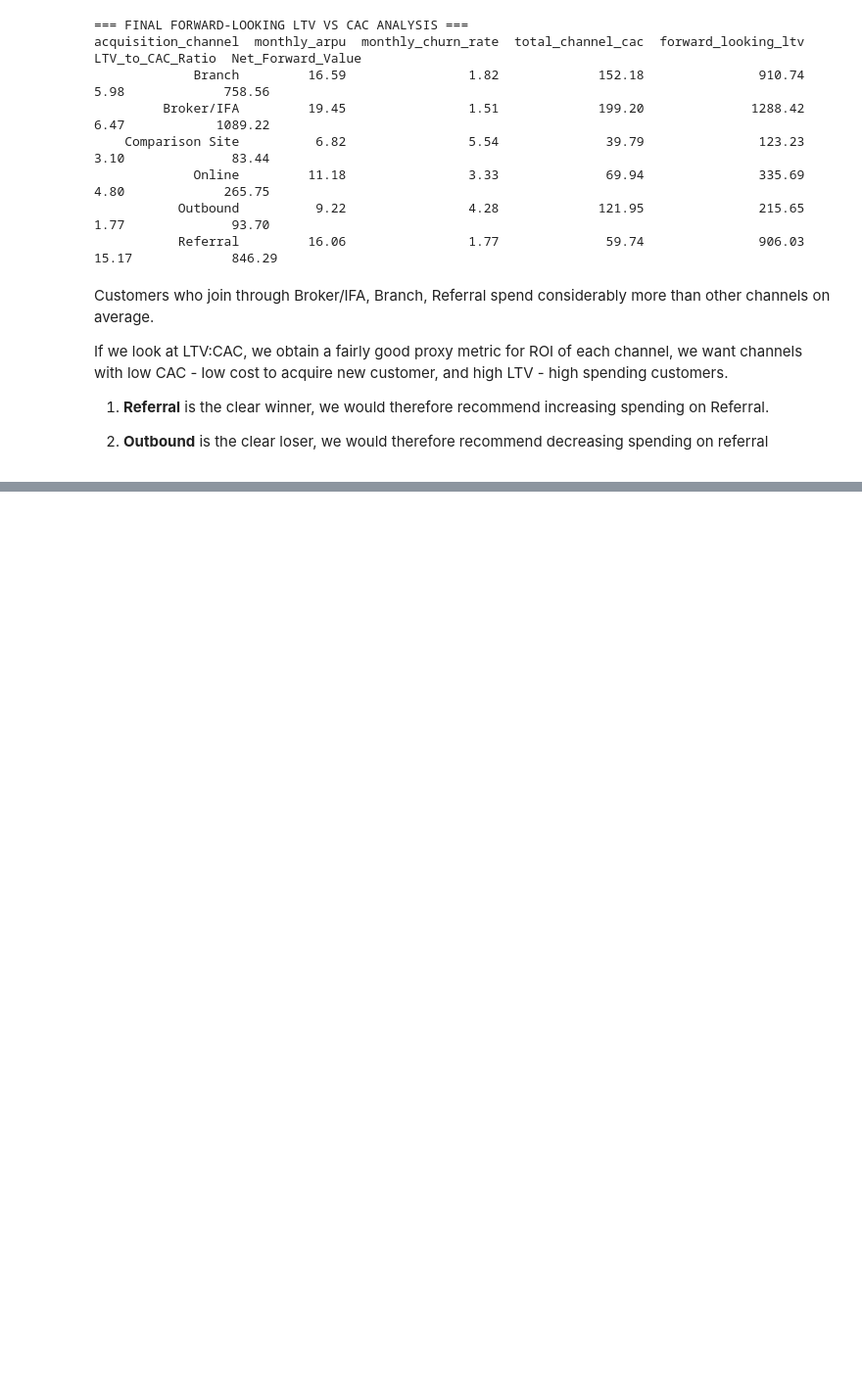
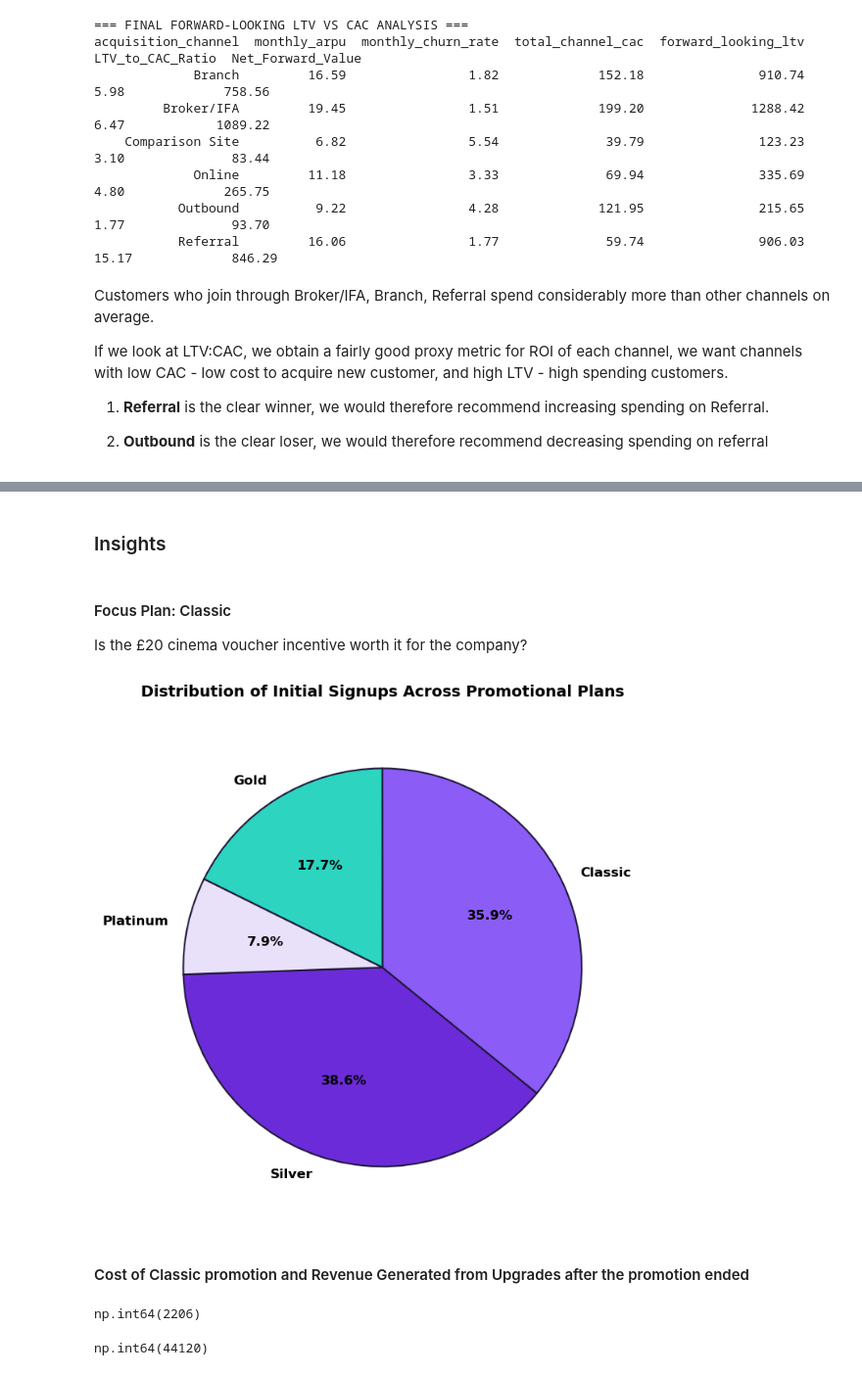
Before and after one commit to geraintmelville/moneycraft_project, a Jupyter notebook: Geraint.ipynb, the cells around one changed output, grey strips where cells are left out. Shown at 98% size. Saved outputs shown, nothing was run; the diff lists cells and outputs as text; code cells hidden in the pictures; blank space fills up the shorter version.

```diff
--- a/Geraint.ipynb
+++ b/Geraint.ipynb
@@ -843,0 +1048,38 @@ If we look at LTV:CAC, we obtain a fairly good proxy metric for ROI of each chan
+# %% [markdown]
+### Insights
+# %% [markdown]
+#### Focus Plan: Classic
+Is the £20 cinema voucher incentive worth it for the company?
+# %%
+# First look at which customers join on which plan
+promo_plans_distribution = promo_cohort['first_plan'].value_counts(normalize=True) * 100
+
+fig = plt.figure(figsize=(10, 7))
+plt.pie(
+    promo_plans_distribution,
+    labels=promo_plans_distribution.index,
+    autopct='%1.1f%%',
+    startangle=182,
+    colors=['#6C2BD9', '#8B5CF6', '#2DD4BF', '#E9E1FA'],
+    textprops={'weight': 'bold', 'fontsize': 12},
+    wedgeprops={'edgecolor': '#211A3B', 'linewidth': 1.5}
+)
+plt.title('Distribution of Initial Signups Across Promotional Plans', fontsize=14, weight='bold', pad=20)
+plt.tight_layout()
+#plt.savefig('promo_plan_pie_distribution.png', dpi=300)
+plt.show()
+# %% [output]
+[figure, added]
+# %% [markdown]
+#### Cost of Classic promotion and Revenue Generated from Upgrades after the promotion ended
+# %%
+promo_cohort_classic = promo_cohort[promo_cohort['first_plan'] == 'Classic']
+promo_cohort_classic["customer_id"].count()
+# %% [output]
+np.int64(2206)
+# %%
+# Cost of promo for classic
+cost_of_classic_promo = promo_cohort_classic["customer_id"].count() * 20
+cost_of_classic_promo
+# %% [output]
+np.int64(44120)
```
Also changed, not shown: parts of 38 cells of this notebook, 1 other file.
